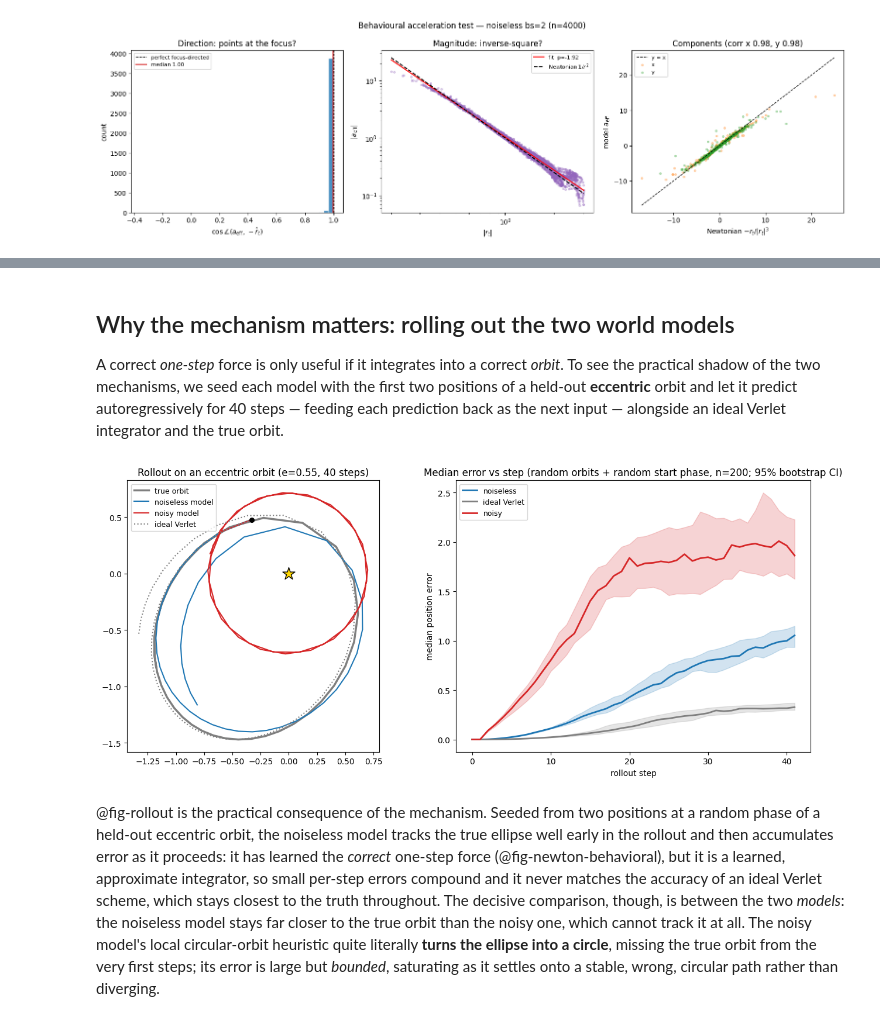
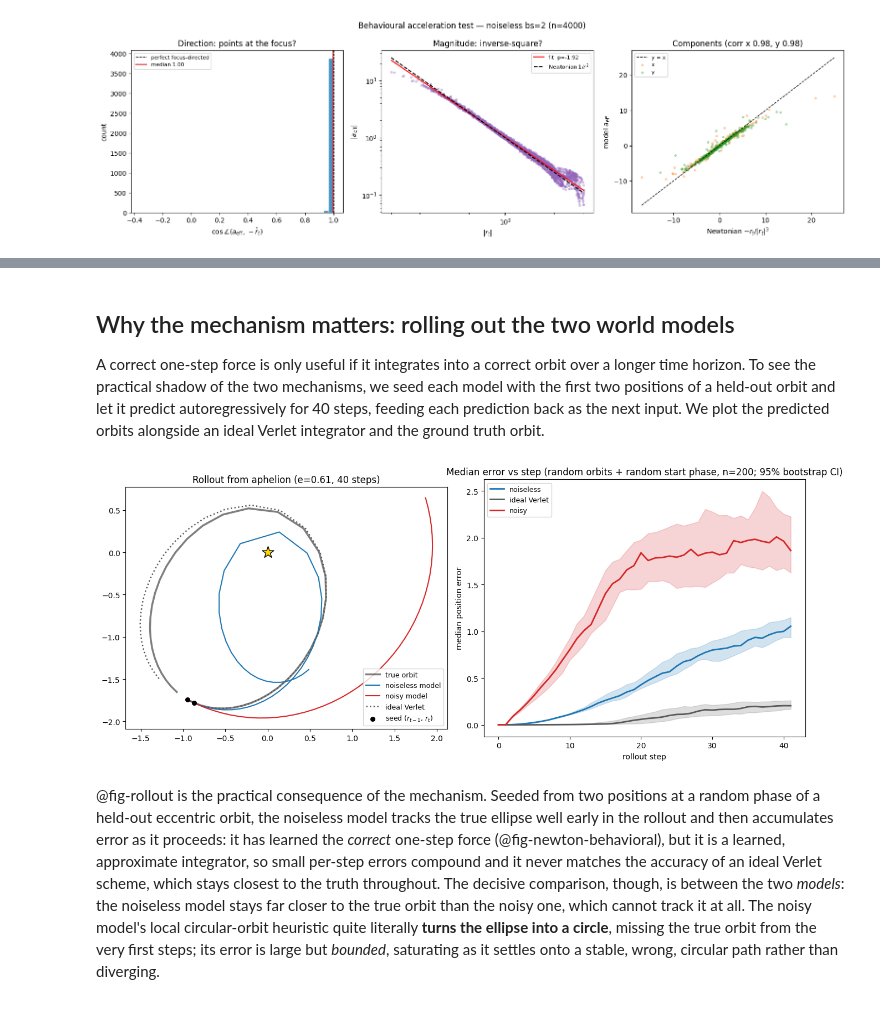
Before and after one commit to Arcadia-Science/world-model-orbits, a Jupyter notebook: index.ipynb, the cells around one changed output, grey strips where cells are left out. Drawn from its saved outputs; the diff is of its cells as text; code cells hidden in the pictures.

```diff
--- a/index.ipynb
+++ b/index.ipynb
@@ -78,6 +78,11 @@ torch.set_default_dtype(torch.float64)   # ELM reconstruction is exact only at f
 CHECKPOINT_DIR = './checkpoints/kepler_cv_blocksize_elm'
 DATA_DIR       = 'data_cv'
 NUM_TRAJ, NOISE_SCALE, SEED = 10000, 0.1, 0
+
+# Sample spacing of the trajectories. NOT the nominal 0.2: the upstream generator
+# samples with t_eval = linspace(0, num_points*dt, num_points), so 100 points over
+# [0, 20] land 20/99 apart. Used wherever we compare the model to a physical formula.
+DT = 20 / 99
 CKPT_BS2   = f'{CHECKPOINT_DIR}/model_block_size_2_num_trajectories_{NUM_TRAJ}_noise_scale_{NOISE_SCALE}.pt'
 CKPT_BS100 = f'{CHECKPOINT_DIR}/model_block_size_100_num_trajectories_{NUM_TRAJ}_noise_scale_{NOISE_SCALE}.pt'
 
@@ -235,7 +240,10 @@ from analysis.data import load_trajectories
 model = model_bs2                 # the bs=2, noise=0.1 model from the intro
 
 BLOCK_SIZE    = 2
-N_WINDOWS     = 200               # Jacobian-based analyses (expensive)
+N_WINDOWS     = 900               # Jacobian-based analyses (expensive; ~14 s per model).
+                                  # 900 keeps ~180 windows per radius bin in the binned
+                                  # panel below, enough for its bootstrap CIs to separate
+                                  # the terms from the ideal kick.
 N_WINDOWS_BEH = 4000              # behavioural analyses (cheap forward passes)
 SPLIT  = 'test'
 OFFSET = 0 if SPLIT == 'train' else NUM_TRAJ   # 50/50 train/test split, by trajectory
@@ -457,7 +465,6 @@ Two things stand out in @fig-kepler2. The model's rotation angle does indeed mon
 #| label: fig-circular
 #| fig-cap: "Left: model per-step rotation angle vs the angle a circular orbit of the same radius sweeps (dt / r^{3/2}); the tight proportionality (slope 0.86, corr 0.98) shows the model applies the local-circular-orbit rotation, lagging it by ~14%. Right: model angle vs the true orbital angle; departures from y=x are the heuristic's error on eccentric orbits. (Windows with a circular prediction > 90 deg are dropped.)"
 #| code-fold: true
-DT = 0.2
 r_t          = behav['inv_r2'] ** (-0.5)
 ang_circular = np.degrees(DT / r_t**1.5)
 am_abs, at_abs = np.abs(np.degrees(behav['ang_model'])), np.abs(np.degrees(behav['ang_true']))
@@ -563,13 +570,12 @@ As a first step we behaviourally test (with no reference to the Jacobian) whethe
 # %%
 #| label: fig-newton-behavioral
-#| fig-cap: "Attribution-free test that the noiseless model's non-inertial output is Newtonian gravity. a_eff = (r_hat - 2 r_t + r_prev)/dt^2. Left: a_eff points at the sun (cos ~ 0.999). Middle: |a_eff| ~ 1/r^1.9 (Newtonian -2), GM_est ~ 1.04. Right: components match -r_t/|r_t|^3 (corr ~ 0.98)."
+#| fig-cap: "Attribution-free test that the noiseless model's non-inertial output is Newtonian gravity. a_eff = (r_hat - 2 r_t + r_prev)/dt^2. Left: a_eff points at the sun (cos ~ 0.999). Middle: |a_eff| ~ 1/r^1.9 (Newtonian -2), GM_est ~ 1.02. Right: components match -r_t/|r_t|^3 (corr ~ 0.98)."
 #| code-fold: true
 # ── Behavioural acceleration test: is the model's non-inertial output Newtonian gravity? ──
 # Attribution-free — uses the second difference of the model's OWN prediction, so it's
 # invariant to how gravity is split across J_recent / J_prev:
 #   a_eff = (r_hat_{t+1} - 2 r_t + r_{t-1}) / dt^2     (Verlet: a_eff = -r_t/|r_t|^3, GM=1)
 # Tests (1) does a_eff point at the focus?  (2) does |a_eff| ~ 1/r^2?
-DT    = 0.2
 N_ACC = 4000
 mdl   = model_noiseless                      # the noiseless (Verlet-like) model
 
@@ -817,17 +737,17 @@ angle   recent median +127 deg  prev -58 deg  diff -174 deg
 # %% [markdown]
 ## Why the mechanism matters: rolling out the two world models
 
-A correct *one-step* force is only useful if it integrates into a correct *orbit*. To see the practical shadow of the two mechanisms, we seed each model with the first two positions of a held-out **eccentric** orbit and let it predict autoregressively for 40 steps — feeding each prediction back as the next input — alongside an ideal Verlet integrator and the true orbit.
+A correct one-step force is only useful if it integrates into a correct orbit over a longer time horizon. To see the practical shadow of the two mechanisms, we seed each model with the first two positions of a held-out orbit and let it predict autoregressively for 40 steps, feeding each prediction back as the next input. We plot the predicted orbits alongside an ideal Verlet integrator and the ground truth orbit.
 # %%
 #| label: fig-rollout
-#| fig-cap: "Autoregressive rollout on eccentric orbits (0.5 < e < 0.7), each seeded from two consecutive positions at a *random phase* along the orbit and rolled out 40 steps. Left: one example orbit - ideal Verlet (dotted) tracks the true ellipse, the noiseless model (blue) follows it closely before slowly drifting inward, and the noisy model (red) collapses it into a circle. Right: median position error vs rollout step over a random, unbiased sample of 200 eccentric orbits (shaded 95% bootstrap CI of the median); ideal Verlet is integrated at the data's true sample spacing (dt = 20/99). Ideal Verlet is the most accurate throughout; the noiseless model accumulates error over the rollout but stays far closer to the true orbit than the noisy heuristic, whose error saturates as it settles onto a wrong circular path."
+#| fig-cap: "Autoregressive rollout on eccentric orbits (0.5 < e < 0.7), each seeded from two consecutive positions at a *random phase* along the orbit and rolled out 40 steps. Left: a single example orbit, drawn at random independently of the error-curve sample and seeded at aphelion, where dr/dt = 0 so the rollout leaves the orbit smoothly and the visible discrepancy is the heuristic's angular error rather than its radial one - at aphelion the local-circular rule turns too fast by 1/sqrt(1-e). It is illustrative only - which of the two models looks better by step 40 varies from draw to draw, so the quantitative comparison is the right-hand panel. Ideal Verlet (dotted) tracks the true ellipse; the noiseless model (blue) follows it closely for the first ~10 steps and then drifts off; the noisy model (red) leaves the ellipse immediately and circularises, drifting from its seed radius toward the radius it prefers. Right: median position error vs rollout step over a random, unbiased sample of 200 eccentric orbits (shaded 95% bootstrap CI of the median); ideal Verlet is integrated at the data's true sample spacing (dt = 20/99). Ideal Verlet is the most accurate throughout; the noiseless model accumulates error over the rollout but stays far closer to the true orbit than the noisy heuristic, whose error plateaus as it settles onto a wrong circular path (the residual wobble is the beat between the model's circular period and the true orbital period)."
 #| code-fold: true
 from analysis.elm import rollout, rollout_verlet
 from analysis.data import load_orbital_params
 
-N        = 40
-N_ORBITS = 200
-DT_DATA  = 0.2    # true sample spacing: t_eval = linspace(0, 100*0.2, 100) -> step 20/99, not 0.2
+N            = 40
+N_ORBITS     = 200
+EXAMPLE_SEED = 0     # re-roll the single example orbit in the left panel
 
 with contextlib.redirect_stdout(io.StringIO()):
     _tr = np.asarray(load_trajectories(DATA_DIR, num_trajectories_needed=OFFSET + 2000))
@@ -847,46 +767,61 @@ errs = {'noiseless': [], 'ideal Verlet': [], 'noisy': []}
 for i, k in zip(sample, offsets):
     tr = _tr[i]; s = tr[k:k+2]; truth = tr[k:k+N+2]
     errs['noiseless'].append(np.linalg.norm(rollout(model_noiseless, s, N)   - truth, axis=1))
-    errs['ideal Verlet'].append(np.linalg.norm(rollout_verlet(s, N, dt=DT_DATA) - truth, axis=1))
+    errs['ideal Verlet'].append(np.linalg.norm(rollout_verlet(s, N, dt=DT) - truth, axis=1))
     errs['noisy'].append(np.linalg.norm(rollout(model_bs2, s, N)             - truth, axis=1))
 errs = {k: np.array(v) for k, v in errs.items()}
 step = np.arange(N + 2)
 
 # bootstrap 95% CI of the median error at each step
 def median_ci(m, n_boot=2000, seed=0):
     r = np.random.default_rng(seed)
     n = m.shape[0]
     med = np.median(m, axis=0)
     idx = r.integers(0, n, size=(n_boot, n))          # resample orbits with replacement
     boot = np.median(m[idx], axis=1)                  # (n_boot, n_steps)
     lo, hi = np.percentile(boot, [2.5, 97.5], axis=0)
     return med, lo, hi
 
-# example orbit: the first sampled orbit, seeded from its random phase
-ei, ek = int(sample[0]), int(offsets[0]); true = _tr[ei]; s = true[ek:ek+2]; seg = true[ek:ek+N+2]
-rn, rv, rx = rollout(model_noiseless, s, N), rollout_verlet(s, N, dt=DT_DATA), rollout(model_bs2, s, N)
+# Example orbit: an independent random draw with its own RNG, so re-rolling the
+# example (change EXAMPLE_SEED) leaves the error-curve sample untouched.
+ex_rng = np.random.default_rng(EXAMPLE_SEED)
+ei = int(ex_rng.choice(ecc_all))
+true = _tr[ei]
+# Start the example at APHELION -- the outermost point, found as the largest radius
+# within the allowed start range. Like perihelion it has dr/dt = 0, so the rollout
+# leaves the orbit smoothly and what stays visible is the heuristic's angular error
+# rather than its radial one. Unlike perihelion it is also the *easiest* phase for a
+# fixed-step integrator (slow motion, weak force): seeding at perihelion instead makes
+# dt = 20/99 far too coarse for the 1/r^2 force there, and the ideal-Verlet reference
+# itself takes a permanent energy hit, ending up less accurate than either model.
+# The error curves on the right keep their random phases -- phase-locking those would
+# manufacture a spurious oscillation in the median.
+ek = int(np.argmax(np.linalg.norm(true[:100 - (N + 2) + 1], axis=1)))
+s = true[ek:ek+2]; seg = true[ek:ek+N+2]
+rn, rv, rx = rollout(model_noiseless, s, N), rollout_verlet(s, N, dt=DT), rollout(model_bs2, s, N)
 
 fig, (axA, axB) = plt.subplots(1, 2, figsize=(13, 5.6))
 axA.plot(seg[:, 0], seg[:, 1], 'k-', lw=2.5, alpha=0.5, label='true orbit')
-axA.plot(rn[:, 0], rn[:, 1], '-',  color='tab:blue',   lw=1.5, label='noiseless model')
-axA.plot(rx[:, 0], rx[:, 1], '-',  color='tab:red',    lw=1.5, label='noisy model')
-axA.plot(rv[:, 0], rv[:, 1], ':',  color='gray',       lw=1.5, label='ideal Verlet')
+axA.plot(rn[:, 0], rn[:, 1], '-',  color='tab:blue', lw=1.5, label='noiseless model')
+axA.plot(rx[:, 0], rx[:, 1], '-',  color='tab:red',  lw=1.5, label='noisy model')
+axA.plot(rv[:, 0], rv[:, 1], ':',  color='0.35',     lw=1.8, label='ideal Verlet')
 axA.scatter(0, 0, marker='*', s=250, color='gold', edgecolor='k', zorder=5)
-axA.scatter(*s[0], color='k', s=30, zorder=5)
+axA.scatter(s[:, 0], s[:, 1], color='k', s=30, zorder=5,
+            label=r'seed ($r_{t-1}$, $r_t$)')
 axA.set_aspect('equal'); axA.legend(fontsize=9)
-axA.set_title(f'Rollout on an eccentric orbit (e={_e[ei]:.2f}, {N} steps)')
+axA.set_title(f'Rollout from aphelion (e={_e[ei]:.2f}, {N} steps)')
 
 # right: MEDIAN error vs step over the random sample, with a 95% bootstrap CI band
-for name, c in [('noiseless', 'tab:blue'), ('ideal Verlet', 'gray'), ('noisy', 'tab:red')]:
+for name, c in [('noiseless', 'tab:blue'), ('ideal Verlet', '0.35'), ('noisy', 'tab:red')]:
     med, lo, hi = median_ci(errs[name], seed=SEED)
     axB.plot(step, med, color=c, lw=2, label=name)
     axB.fill_between(step, lo, hi, color=c, alpha=0.2)
 axB.set_xlabel('rollout step'); axB.set_ylabel('median position error')
 axB.set_title(f'Median error vs step (random orbits + random start phase, n={len(sample)}; 95% bootstrap CI)')
 axB.legend(fontsize=9)
 fig.tight_layout(); plt.show()
 # %% [output]
-[figure, old version]
+[figure, new version]
 # %% [markdown]
 @fig-rollout is the practical consequence of the mechanism. Seeded from two positions at a random phase of a held-out eccentric orbit, the noiseless model tracks the true ellipse well early in the rollout and then accumulates error as it proceeds: it has learned the *correct* one-step force (@fig-newton-behavioral), but it is a learned, approximate integrator, so small per-step errors compound and it never matches the accuracy of an ideal Verlet scheme, which stays closest to the truth throughout. The decisive comparison, though, is between the two *models*: the noiseless model stays far closer to the true orbit than the noisy one, which cannot track it at all. The noisy model's local circular-orbit heuristic quite literally **turns the ellipse into a circle**, missing the true orbit from the very first steps; its error is large but *bounded*, saturating as it settles onto a stable, wrong, circular path rather than diverging.
 
```
Also changed, not shown: parts of 30 cells of this notebook, 3 other files.
